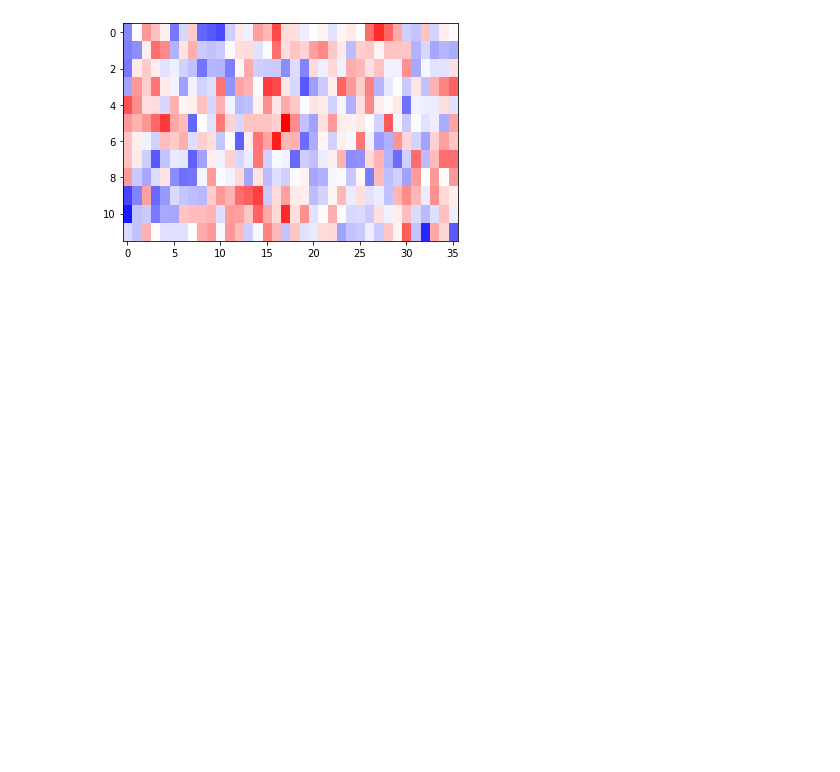
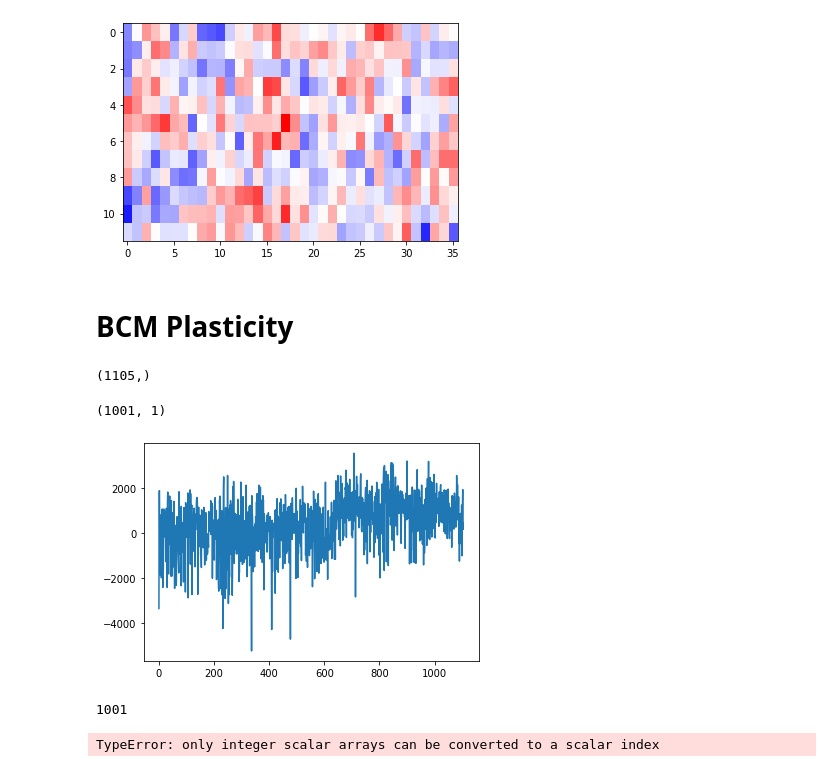
Before and after one commit to mariakesa/neuromatch2020, a Jupyter notebook: NeuroMatchNotebook.ipynb, the cells around one changed output. Saved outputs shown, nothing was run; the diff lists cells and outputs as text; code cells hidden in the pictures; blank space fills up the shorter version.

```diff
--- a/NeuroMatchNotebook.ipynb
+++ b/NeuroMatchNotebook.ipynb
@@ -219,3 +219,76 @@ plt.imshow(rf, aspect='auto', cmap = 'bwr', vmin = -rfmax, vmax = rfmax)
 # %% [output]
 <matplotlib.image.AxesImage at 0x...>
 [figure]
+# %% [markdown]
+# BCM Plasticity
+# %%
+def gain_function(x):
+        x=np.array(x)
+        x[x<0]= 5*np.tanh(x[x<0]/5)
+        '''
+        if x<0:
+            return 5*np.tanh(x/5)
+        else:
+            return (100-5)*np.tanh(x/(100-5))
+        '''
+        x[x>=0]=(100-5)*np.tanh(x[x>=0]/(100-5))
+        return x
+
+def update_weights(pre_syn_activity_pattern,post_syn_activity_pattern,W,theta_BCM):
+    alpha = 0.01
+    #print('syn',pre_syn_activity_pattern.reshape(9479,1)@post_syn_activity_pattern.reshape(1,2))
+    W+= alpha*pre_syn_activity_pattern.reshape(1105,1)*post_syn_activity_pattern.reshape(1,)@(post_syn_activity_pattern-theta_BCM)
+    return W
+def update_BCM_threshold(theta_BCM,activity_pattern):
+    theta_BCM_dt = .001
+    BCM_target = 2.0
+    theta_BCM += theta_BCM_dt*((activity_pattern/BCM_target)*activity_pattern - theta_BCM)
+    return theta_BCM
+
+activity_patterns=input_patterns
+
+print(weights.shape)
+theta_BCM = 1.0
+rate=np.array([[0]])
+h=0.01
+for t in range(0,1000):
+    inpt=weights@activity_patterns[:,t]
+    dxdt=(-rate[-1]+gain_function(inpt))
+    rate=np.vstack((rate,(rate[-1]+h*dxdt)))
+    weights=update_weights(activity_patterns[:,t],rate[-1],weights,theta_BCM)
+    theta_BCM=update_BCM_threshold(theta_BCM,rate[-1])
+# %% [output]
+(1105,)
+# %%
+plt.plot(weights)
+print(rate.shape)
+# %% [output]
+(1001, 1)
+[figure, added]
+# %%
+v_lst=np.array(zscore(v_lst))
+mov=np.load(data_path+'mov.npy')
+mov = mov[:, :, ivalid]
+ly, lx, nstim = mov.shape
+#print(nstim)
+NT = v_lst.shape[0]
+NN=1
+mov=mov[:,:,:NT]
+print(NT)
+itrain,itest=train_test_split(NT)
+
+X = np.reshape(mov, [-1, NT]) # reshape to Npixels by Ntimepoints
+X = X-0.5 # subtract the background
+X = np.abs(X) # does not matter if a pixel is black (0) or white (1)
+X = zscore(X, axis=1)/NT**.5  # z-score each pixel separately
+npix = X.shape[0]
+
+lam = 0.1
+#ncomps = Sp.shape[0]
+B0 = np.linalg.solve((X[:,itrain] @ X[:,itrain].T + lam * np.eye(npix)),  (X[:,itrain] @ rate[itrain:-1].T)) # get the receptive fields for each neuron
+
+B0 = np.reshape(B0, (ly, lx, 1))
+B0 = gaussian_filter(B0, [.5, .5, 0]) # smooth each receptive field a littleb
+# %% [output]
+1001
+TypeError: only integer scalar arrays can be converted to a scalar index
```
Also changed, not shown: parts of 1 cell of this notebook.
